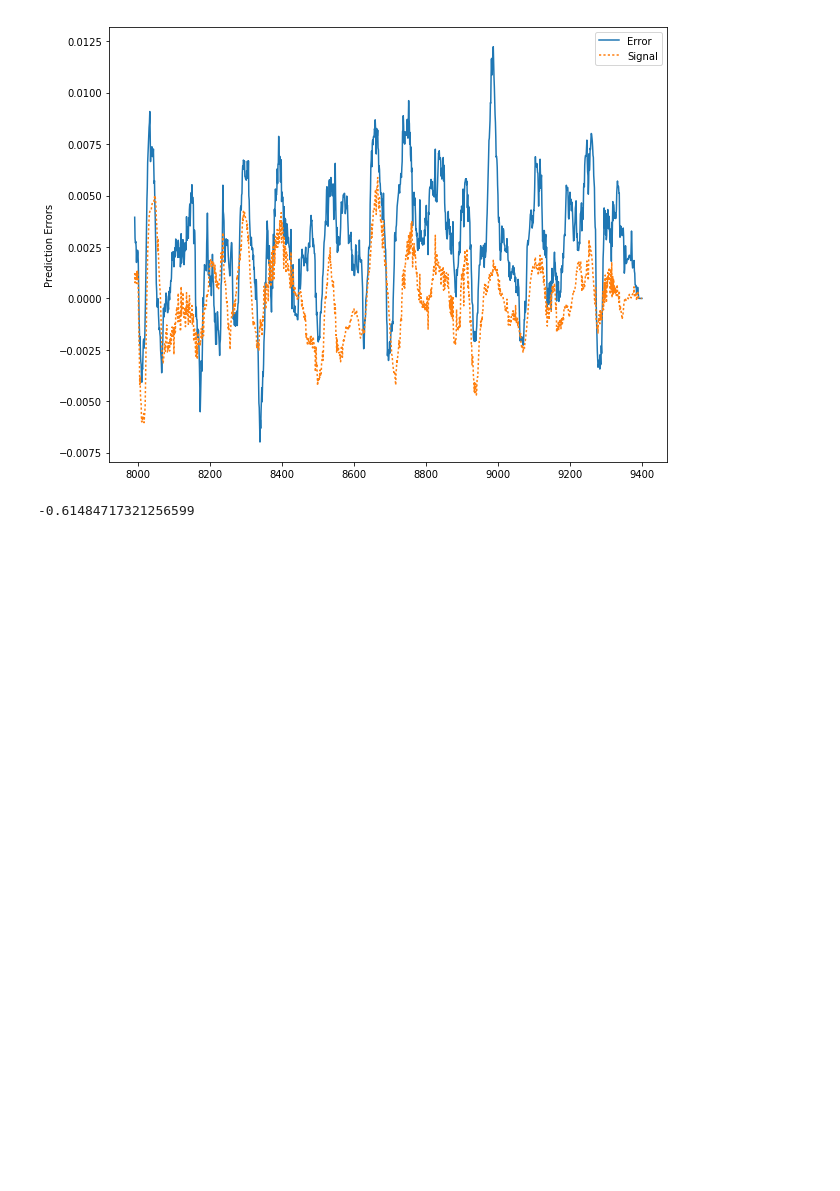
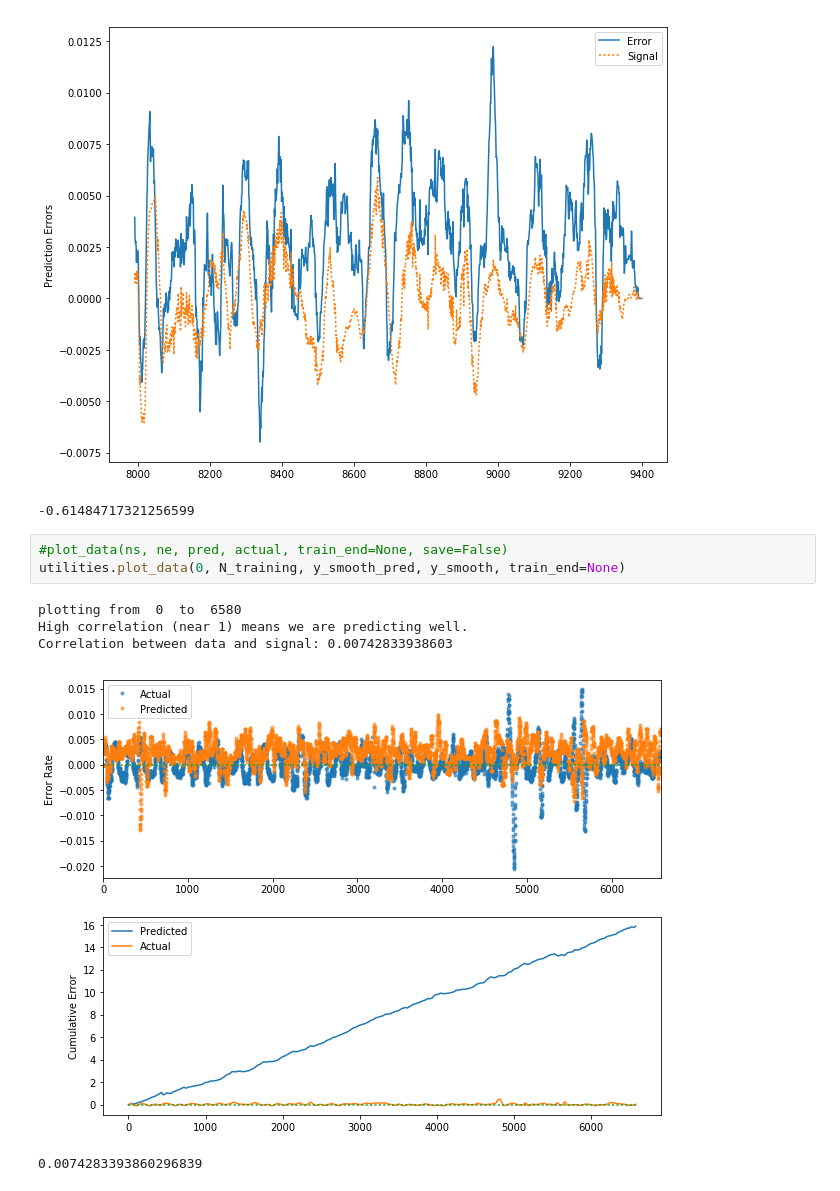
Before and after one commit to chelseas/teach-me-to-tango, a Jupyter notebook: plotting.ipynb, the cells around one changed output. Drawn from its saved outputs; the diff is of its cells as text; blank space fills up the shorter version.

Commit message:
final plots and numbers

```diff
--- a/plotting.ipynb
+++ b/plotting.ipynb
@@ -232,3 +231,12 @@ High correlation (near 1) means we are predicting noise.
 Correlation between error and signal: 0.614847173213
 [figure]
 -0.61484717321256599
+# %%
+#plot_data(ns, ne, pred, actual, train_end=None, save=False)
+utilities.plot_data(0, N_training, y_smooth_pred, y_smooth, train_end=None)
+# %% [output]
+plotting from  0  to  6580
+High correlation (near 1) means we are predicting well.
+Correlation between data and signal: 0.00742833938603
+[figure, added]
+0.0074283393860296839
```
Also changed, not shown: parts of 13 cells of this notebook, 1 other file.
